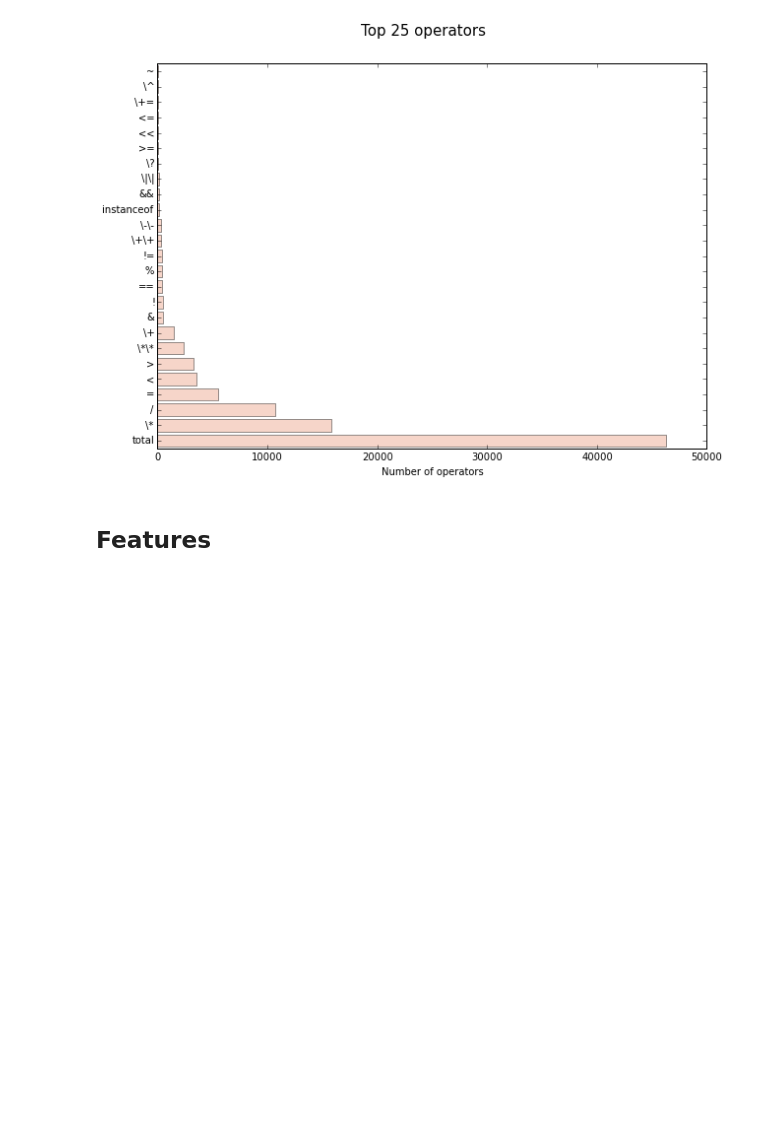
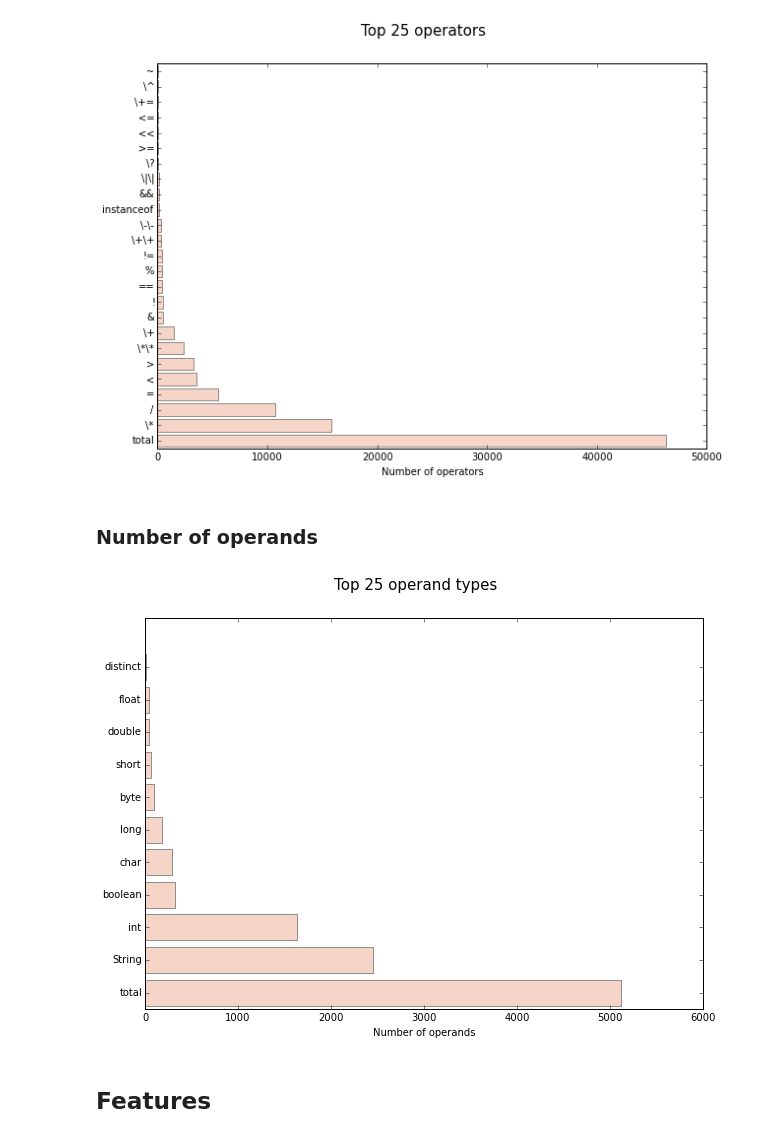
Before and after one commit to ppossemiers/analyzer, a Jupyter notebook: analyzer.ipynb, the cells around one changed output. Cells and saved outputs as stored; diff of their text form; code cells hidden in the pictures; blank space fills up the shorter version.

Commit message:
Added operands count

```diff
--- a/analyzer.ipynb
+++ b/analyzer.ipynb
@@ -62,6 +62,8 @@ TOP = 25 # number of items to show in graphs
 # list of operators to find in source code
 OPERATORS = ['\+\+','\-\-','\+=','\-=','\*\*','==','!=','>=','<=','\+','=','\-','\*','/','%','!','&&', \
              '\|\|','\?','instanceof','~','<<','>>','>>>','&','\^','<','>']
+# list of variable types to find in source code
+OPERANDS = ['boolean','byte','char','short','int','long','float','double','String']
 # %%
 # Global dictionaries
 
@@ -152,7 +154,7 @@ def count_lines(src):
     # sort by amount of lines
     return {k: v for k, v in counts.iteritems()}
 
-# constructors are not counted
+# constructors not counted
 def count_methods(src):
     methods = {e : 0 for i, e in enumerate(src)}
 
@@ -178,21 +180,33 @@ def count_operators(src):
     dict['\+'] -= dict['\+\+']
 
     total = 0
+    distinct = 0
     for key in dict:
-        total += dict[key]
-
+        if dict[key] > 0:
+            total += dict[key]
+            distinct += 1
     dict['total'] = total
+    dict['distinct'] = distinct
 
     return dict
 
 def count_operands(src):
-    operands = {e : 0 for i, e in enumerate(src)}
+    dict = {key: 0 for key in OPERANDS}
 
     for name, tup in src:
-        operands[name] = len(tup[1].types[0].methods)
+        for op in OPERANDS:
+            dict[op] += len(re.findall(op, tup[0]))
 
-    # sort by amount of operands
-    return {k: v for k, v in operands.iteritems()}
+    total = 0
+    distinct = 0
+    for key in dict:
+        if dict[key] > 0:
+            total += dict[key]
+            distinct += 1
+    dict['total'] = total
+    dict['distinct'] = distinct
+
+    return dict
 
 def make_hbar_plot(dictionary, title, x_label, top=TOP):
     # show top classes
@@ -266,6 +282,13 @@ operators_dict = count_operators(joined)
 make_hbar_plot(operators_dict, 'Top 25 operators', 'Number of operators', 25)
 # %% [output]
 [figure]
+# %% [markdown]
+### Number of operands
+# %%
+operands_dict = count_operands(joined)
+make_hbar_plot(operands_dict, 'Top 25 operand types', 'Number of operands', 25)
+# %% [output]
+[figure, added]
 # %% [markdown]
 ## Features
 # %%
```
Also changed, not shown: parts of 1 cell of this notebook.
